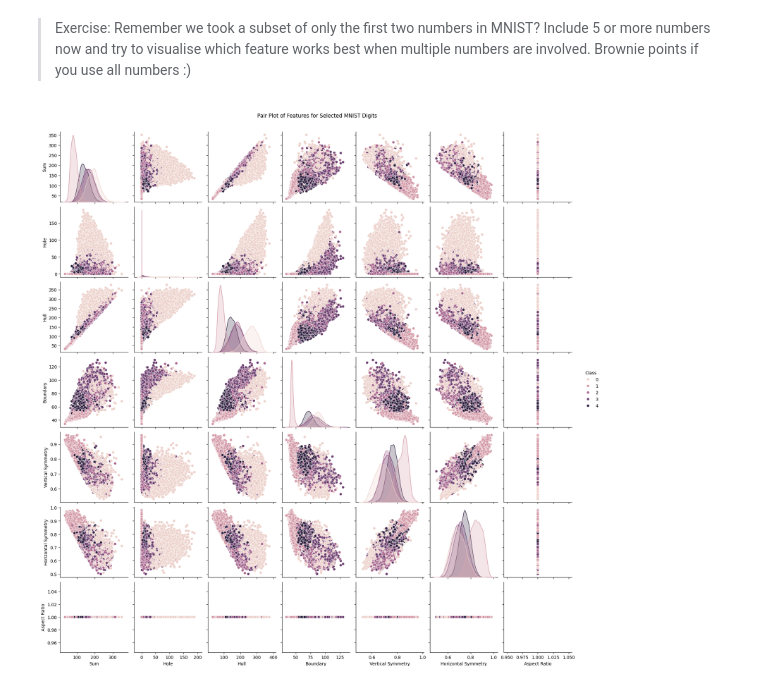
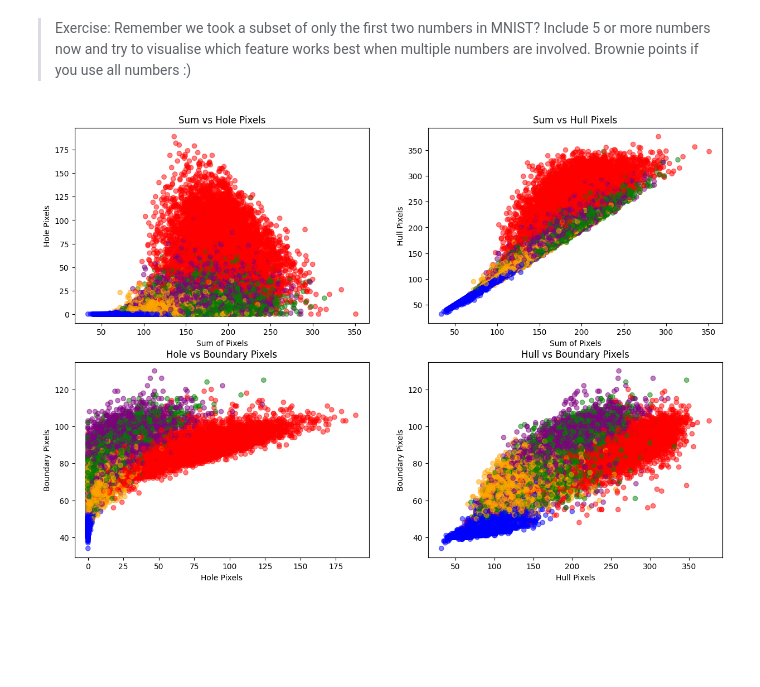
Before and after one commit to Eswar1917/FMML_Project_and_Labs, a Jupyter notebook: FMML_M1L1.ipynb, the cells around one changed output. Drawn from its saved outputs; the diff is of its cells as text; code cells hidden in the pictures; blank space fills up the shorter version.

```diff
--- a/FMML_M1L1.ipynb
+++ b/FMML_M1L1.ipynb
@@ -495,23 +537,18 @@ Some questions to explore:
 # %%
 import numpy as np
 import matplotlib.pyplot as plt
-import pandas as pd
-import seaborn as sns
 from keras.datasets import mnist
 
 (train_X, train_y), (test_X, test_y) = mnist.load_data()
 
-selected_classes = [0, 1, 2, 3, 4]
-train_filter = np.isin(train_y, selected_classes)
-test_filter = np.isin(test_y, selected_classes)
-
-train_X, train_y = train_X[train_filter], train_y[train_filter]
-test_X, test_y = test_X[test_filter], test_y[test_filter]
+subset_digits = [0, 1, 2, 3, 4]
+subset_X = train_X[np.isin(train_y, subset_digits)]
+subset_y = train_y[np.isin(train_y, subset_digits)]
 
 def cumArray(img):
     img2 = img.copy()
-    for ii in range(1, img2.shape[1]):
-        img2[ii, :] = img2[ii, :] + img2[ii - 1, :]
+    for ii in range(1, img2.shape[0]):
+        img2[ii, :] += img2[ii - 1, :]
     img2 = img2 > 0
     return img2
 
@@ -525,72 +562,59 @@ def getHolePixels(img):
     return hole
 
 def getHullPixels(img):
     im1 = cumArray(img)
     im2 = np.rot90(cumArray(np.rot90(img)), 3)
     im3 = np.rot90(cumArray(np.rot90(img, 2)), 2)
     im4 = np.rot90(cumArray(np.rot90(img, 3)), 1)
     hull = im1 & im2 & im3 & im4
     return hull
 
 def minus(a, b):
     return a & ~b
 
 def getBoundaryPixels(img):
-    img = img.copy() > 0
+    img = img > 0
     rshift = np.roll(img, 1, 1)
     lshift = np.roll(img, -1, 1)
     ushift = np.roll(img, -1, 0)
     dshift = np.roll(img, 1, 0)
     boundary = minus(img, rshift) | minus(img, lshift) | minus(img, ushift) | minus(img, dshift)
     return boundary
 
-def vertical_symmetry(img):
-    mid_col = img.shape[1] // 2
-    left = img[:, :mid_col]
-    right = np.fliplr(img[:, mid_col:])
-    return np.sum(left == right) / left.size
+sum_pixels = np.array([np.sum(img > 0) for img in subset_X])
+hole_pixels = np.array([getHolePixels(img).sum() for img in subset_X])
+hull_pixels = np.array([getHullPixels(img).sum() for img in subset_X])
+boundary_pixels = np.array([getBoundaryPixels(img).sum() for img in subset_X])
 
-def horizontal_symmetry(img):
-    mid_row = img.shape[0] // 2
-    top = img[:mid_row, :]
-    bottom = np.flipud(img[mid_row:, :])
-    return np.sum(top == bottom) / top.size
+colors = ['red', 'blue', 'green', 'purple', 'orange']
+digit_colors = [colors[digit] for digit in subset_y]
 
-def aspect_ratio(img):
-    return img.shape[0] / img.shape[1]
+plt.figure(figsize=(15, 10))
 
-features = {"Sum": [], "Hole": [], "Hull": [], "Boundary": [],
-            "Vertical Symmetry": [], "Horizontal Symmetry": [],
-            "Aspect Ratio": [], "Class": []}
+plt.subplot(2, 2, 1)
+plt.scatter(sum_pixels, hole_pixels, c=digit_colors, alpha=0.5)
+plt.xlabel('Sum of Pixels')
+plt.ylabel('Hole Pixels')
+plt.title('Sum vs Hole Pixels')
 
-for i, img in enumerate(train_X):
-    sum_feat = np.sum(img > 0)
-    hole_feat = getHolePixels(img).sum()
-    hull_feat = getHullPixels(img).sum()
-    bound_feat = getBoundaryPixels(img).sum()
-    vert_sym = vertical_symmetry(img)
-    hor_sym = horizontal_symmetry(img)
-    aspect_rat = aspect_ratio(img)
+plt.subplot(2, 2, 2)
+plt.scatter(sum_pixels, hull_pixels, c=digit_colors, alpha=0.5)
+plt.xlabel('Sum of Pixels')
+plt.ylabel('Hull Pixels')
+plt.title('Sum vs Hull Pixels')
 
-    features["Sum"].append(sum_feat)
-    features["Hole"].append(hole_feat)
-    features["Hull"].append(hull_feat)
-    features["Boundary"].append(bound_feat)
-    features["Vertical Symmetry"].append(vert_sym)
-    features["Horizontal Symmetry"].append(hor_sym)
-    features["Aspect Ratio"].append(aspect_rat)
-    features["Class"].append(train_y[i])
+plt.subplot(2, 2, 3)
+plt.scatter(hole_pixels, boundary_pixels, c=digit_colors, alpha=0.5)
+plt.xlabel('Hole Pixels')
+plt.ylabel('Boundary Pixels')
+plt.title('Hole vs Boundary Pixels')
 
-df = pd.DataFrame(features)
+plt.subplot(2, 2, 4)
+plt.scatter(hull_pixels, boundary_pixels, c=digit_colors, alpha=0.5)
+plt.xlabel('Hull Pixels')
+plt.ylabel('Boundary Pixels')
+plt.title('Hull vs Boundary Pixels')
 
-sns.pairplot(df, hue="Class", diag_kind="kde")
-plt.suptitle('Pair Plot of Features for Selected MNIST Digits', y=1.02)
 plt.show()
-
-plt.figure(figsize=(10, 8))
-corr_matrix = df.corr()
-sns.heatmap(corr_matrix, annot=True, cmap='coolwarm')
-plt.title('Correlation Matrix of Features')
-plt.show()
 # %% [output]
-[figure, old version]
+[figure, new version]
```
Also changed, not shown: parts of 7 cells of this notebook.
